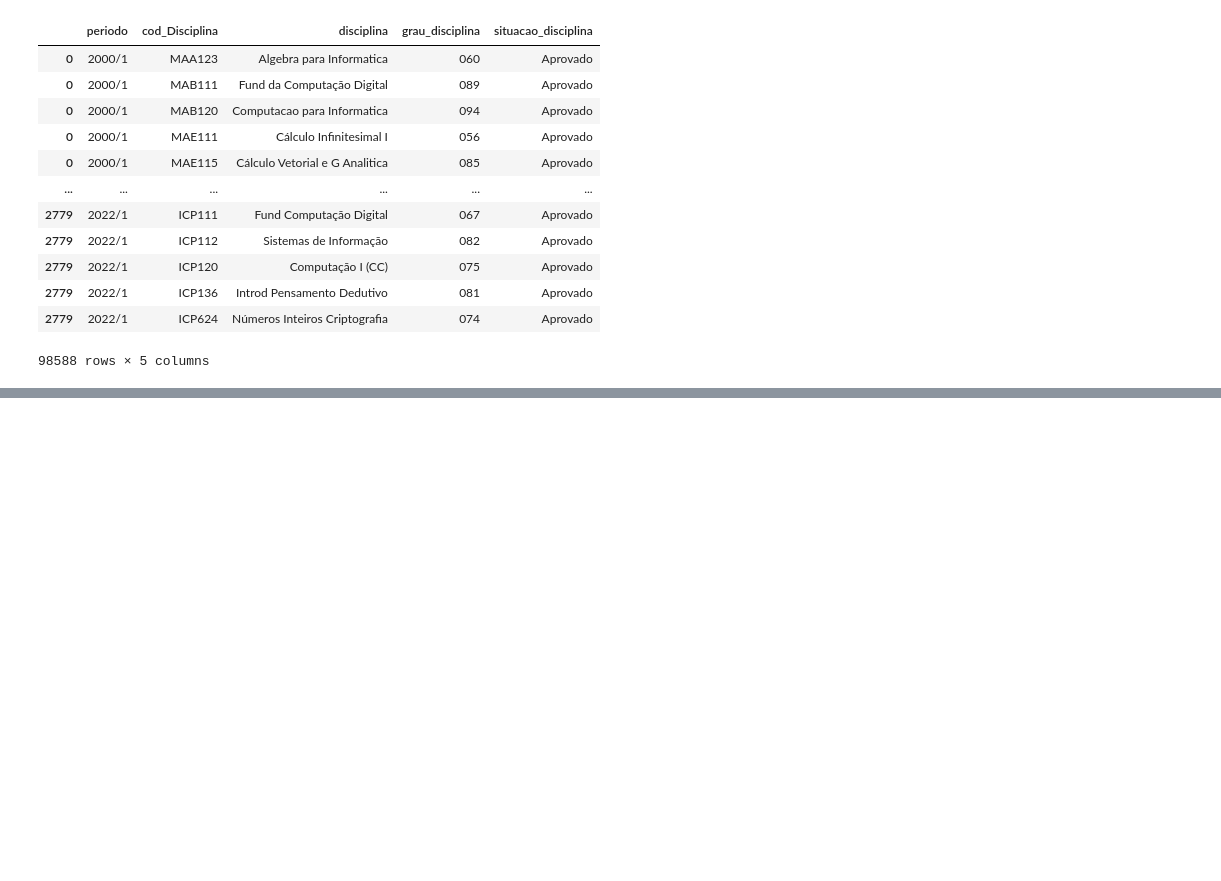
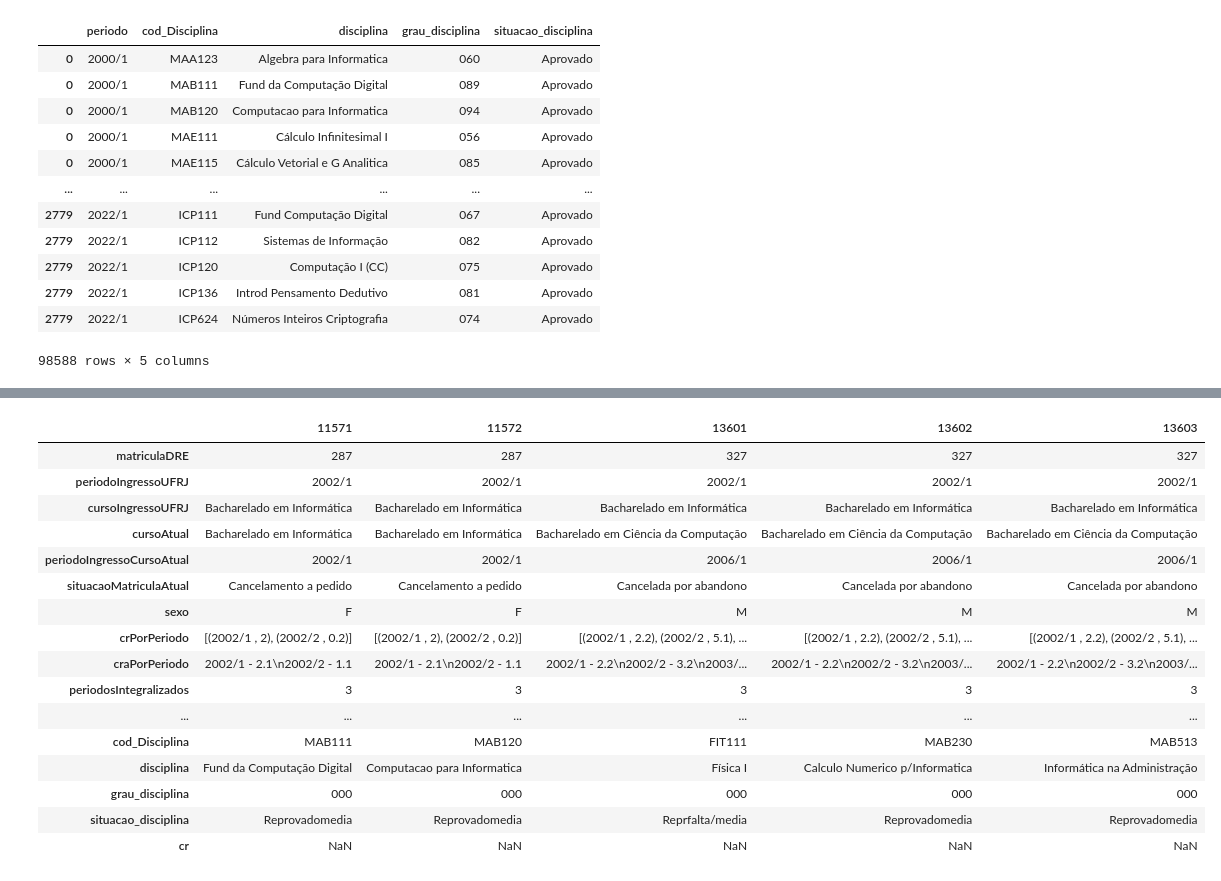
Before and after one commit to MarcosEduard0/Streamlit-TCC, a Jupyter notebook: marcos.ipynb, the cells around one changed output, grey strips where cells are left out. Drawn from its saved outputs; the diff is of its cells as text; code cells hidden in the pictures; blank space fills up the shorter version.

```diff
--- a/marcos.ipynb
+++ b/marcos.ipynb
@@ -241,0 +175,5 @@ df['crPorPeriodo'].apply(lambda row: str(row).split('\n')).apply(lambda row: str
+# %%
+df_exploded = df.explode('crPorPeriodo')
+d_cr_periodo= pd.DataFrame(df_exploded['crPorPeriodo'].tolist(), index=df_exploded.index, columns=('periodo','cr'))
+d_cr_periodo['matriculaDRE'] = df_exploded['matriculaDRE']
+d_cr_periodo
@@ -241,0 +194,4 @@ df['crPorPeriodo'].apply(lambda row: str(row).split('\n')).apply(lambda row: str
+# %%
+d_cr_periodo['periodo'] = d_cr_periodo['periodo'].apply(lambda x: x.replace(' ', ''))
+# %%
+d_cr_periodo.drop_duplicates(inplace=True)
@@ -241,0 +203,2 @@ df['crPorPeriodo'].apply(lambda row: str(row).split('\n')).apply(lambda row: str
+# %%
+teste = pd.merge(df, d_cr_periodo, on=['periodo', 'matriculaDRE'], how='left')
@@ -241,0 +241,20 @@ df['crPorPeriodo'].apply(lambda row: str(row).split('\n')).apply(lambda row: str
+# %%
+teste[(~teste['periodo'].str.contains('/0')) & (teste['cr'].isna())].head(5).T
+# %% [output]
+|  | 11571 | 11572 | 13601 | 13602 | 13603 |
+| matriculaDRE | 287 | 287 | 327 | 327 | 327 |
+| periodoIngressoUFRJ | 2002/1 | 2002/1 | 2002/1 | 2002/1 | 2002/1 |
+| cursoIngressoUFRJ | Bacharelado em Informática | Bacharelado em Informática | Bacharelado em Informática | Bacharelado em Informática | Bacharelado em Informática |
+| cursoAtual | Bacharelado em Informática | Bacharelado em Informática | Bacharelado em Ciência da Computação | Bacharelado em Ciência da Computação | Bacharelado em Ciência da Computação |
+| periodoIngressoCursoAtual | 2002/1 | 2002/1 | 2006/1 | 2006/1 | 2006/1 |
+| situacaoMatriculaAtual | Cancelamento a pedido | Cancelamento a pedido | Cancelada por abandono | Cancelada por abandono | Cancelada por abandono |
+| sexo | F | F | M | M | M |
+| crPorPeriodo | [(2002/1 , 2), (2002/2 , 0.2)] | [(2002/1 , 2), (2002/2 , 0.2)] | [(2002/1 , 2.2), (2002/2 , 5.1), ... | [(2002/1 , 2.2), (2002/2 , 5.1), ... | [(2002/1 , 2.2), (2002/2 , 5.1), ... |
+| craPorPeriodo | 2002/1 - 2.1\n2002/2 - 1.1 | 2002/1 - 2.1\n2002/2 - 1.1 | 2002/1 - 2.2\n2002/2 - 3.2\n2003/... | 2002/1 - 2.2\n2002/2 - 3.2\n2003/... | 2002/1 - 2.2\n2002/2 - 3.2\n2003/... |
+| periodosIntegralizados | 3 | 3 | 3 | 3 | 3 |
+| ... | ... | ... | ... | ... | ... |
+| cod_Disciplina | MAB111 | MAB120 | FIT111 | MAB230 | MAB513 |
+| disciplina | Fund da Computação Digital | Computacao para Informatica | Física I | Calculo Numerico p/Informatica | Informática na Administração |
+| grau_disciplina | 000 | 000 | 000 | 000 | 000 |
+| situacao_disciplina | Reprovadomedia | Reprovadomedia | Reprfalta/media | Reprovadomedia | Reprovadomedia |
+| cr | NaN | NaN | NaN | NaN | NaN |
```
Also changed, not shown: parts of 22 cells of this notebook.
